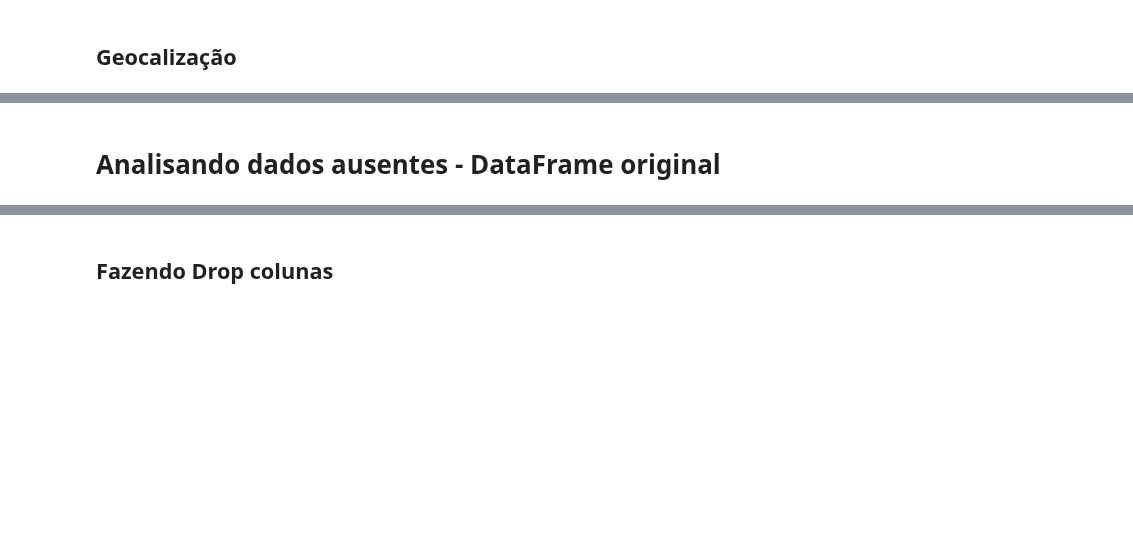
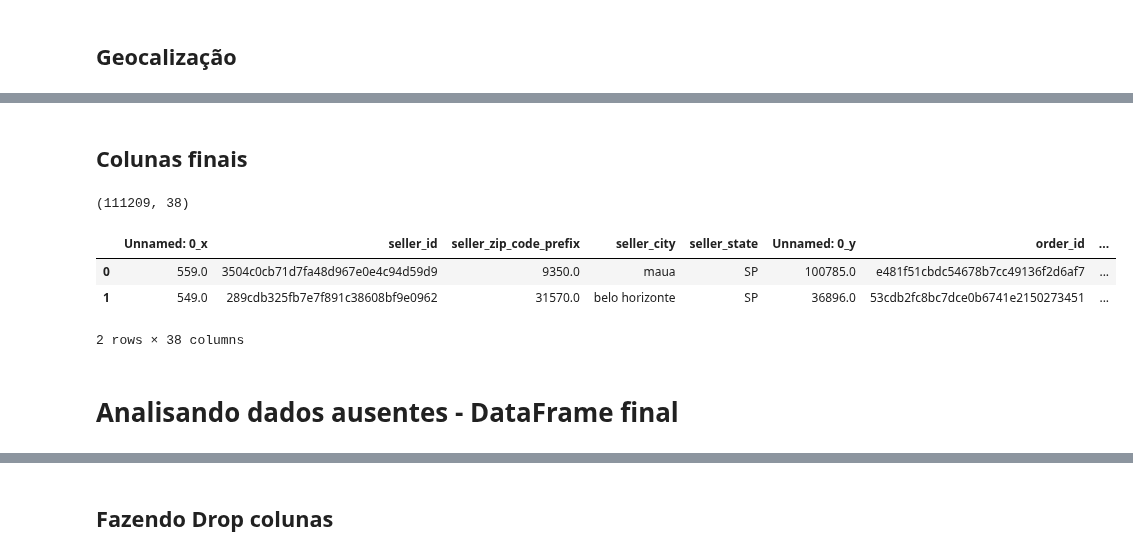
Before and after one commit to claudiagarcia0204/Projeto-Final---Olist, a Jupyter notebook: Projeto Final Olist.ipynb, the cells around one changed output, grey strips where cells are left out. Drawn from its saved outputs; the diff is of its cells as text; code cells hidden in the pictures; blank space fills up the shorter version.

```diff
--- a/Projeto Final Olist.ipynb
+++ b/Projeto Final Olist.ipynb
@@ -284,0 +656,4 @@ geolocal['geolocation_city'].value_counts()
+# %% [markdown]
+## Colunas finais
+# %%
+final_df = vendedores.merge(itens, on='seller_id', how='left')
@@ -285,3 +666,12 @@ geolocal['geolocation_city'].value_counts()
+# %%
+print(final_df.shape)
+final_df.head(2)
+# %% [output]
+(111209, 38)
+|  | Unnamed: 0_x | seller_id | seller_zip_code_prefix | seller_city | seller_state | Unnamed: 0_y | order_id | ... |
+| 0 | 559.0 | 3504c0cb71d7fa48d967e0e4c94d59d9 | 9350.0 | maua | SP | 100785.0 | e481f51cbdc54678b7cc49136f2d6af7 | ... |
+| 1 | 549.0 | 289cdb325fb7e7f891c38608bf9e0962 | 31570.0 | belo horizonte | SP | 36896.0 | 53cdb2fc8bc7dce0b6741e2150273451 | ... |
+2 rows × 38 columns
 # %% [markdown]
-# Analisando dados ausentes - DataFrame original
+# Analisando dados ausentes - DataFrame final
 # %%
```
Also changed, not shown: parts of 146 cells of this notebook, 14 other files.
